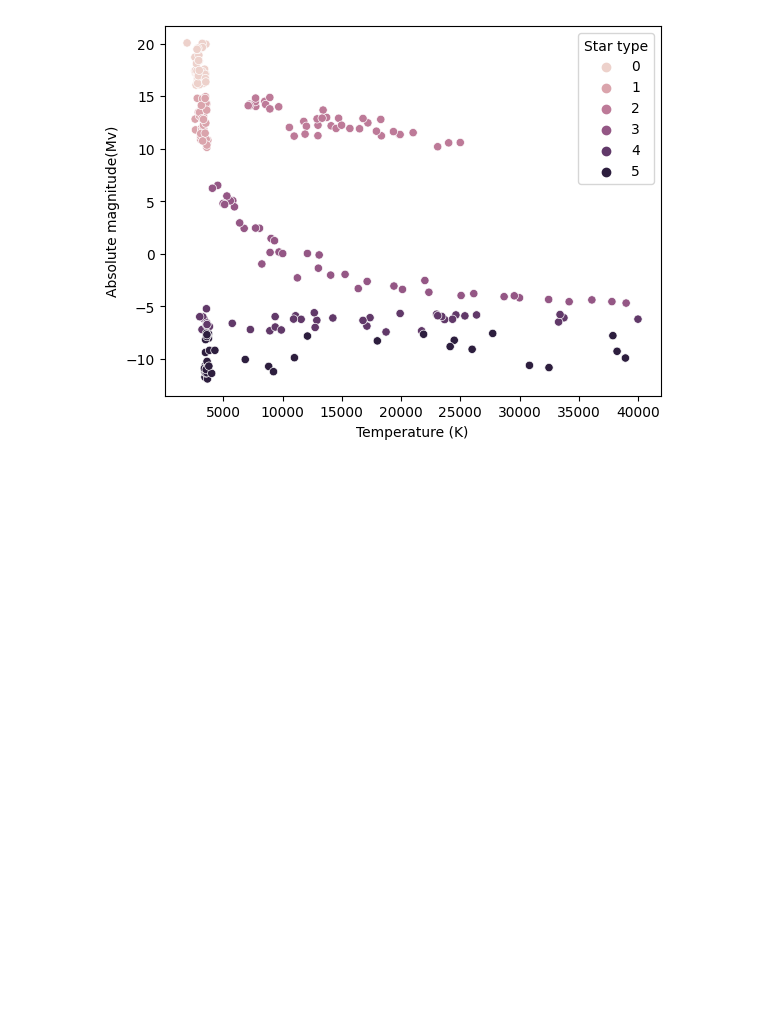
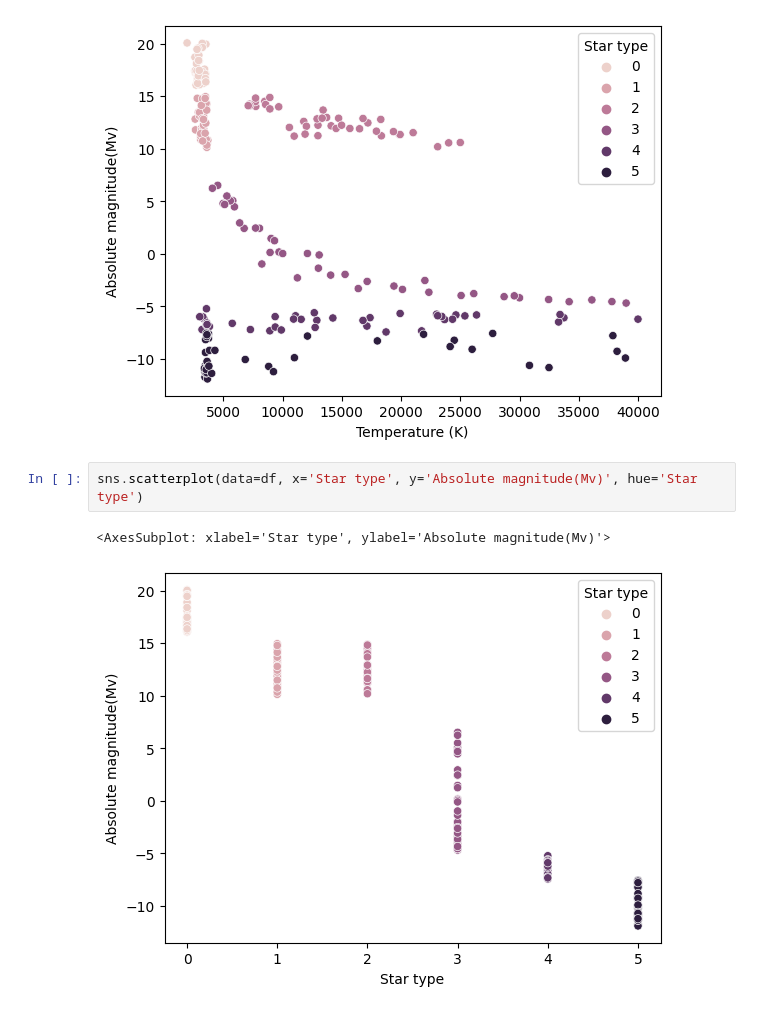
Before and after one commit to iTerminatorX/Stars, a Jupyter notebook: main.ipynb, the cells around one changed output. Cells and saved outputs as stored; diff of their text form; blank space fills up the shorter version.

```diff
--- a/main.ipynb
+++ b/main.ipynb
@@ -61,3 +61,8 @@ sns.scatterplot(data=df, x='Temperature (K)', y='Absolute magnitude(Mv)', hue='S
 # %% [output]
 <AxesSubplot: xlabel='Temperature (K)', ylabel='Absolute magnitude(Mv)'>
 [figure]
+# %%
+sns.scatterplot(data=df, x='Star type', y='Absolute magnitude(Mv)', hue='Star type')
+# %% [output]
+<AxesSubplot: xlabel='Star type', ylabel='Absolute magnitude(Mv)'>
+[figure, added]
```
Also changed, not shown: parts of 10 cells of this notebook, 2 other files.
